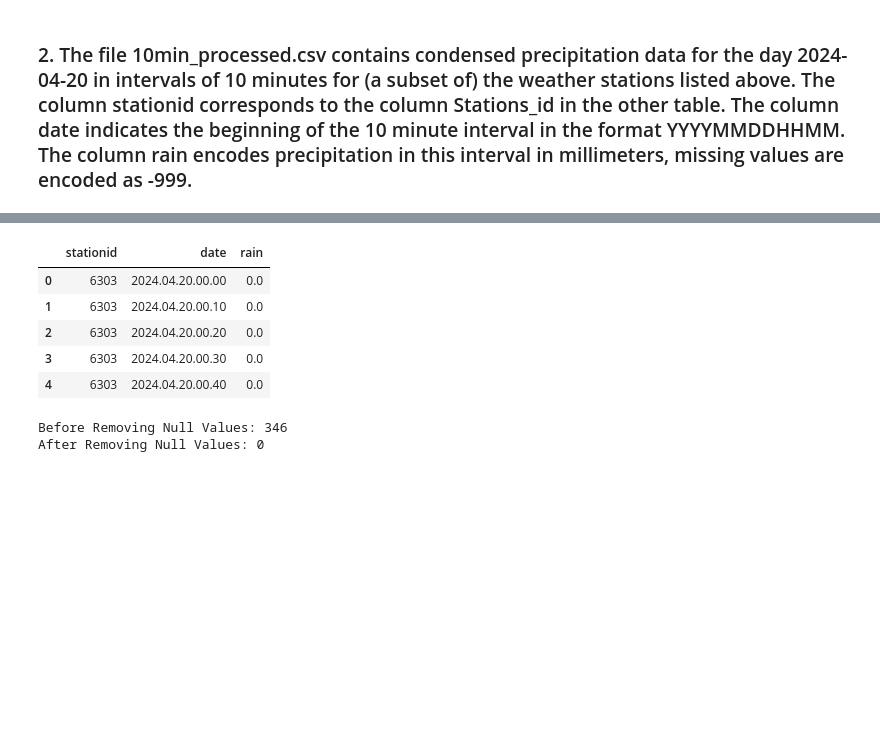
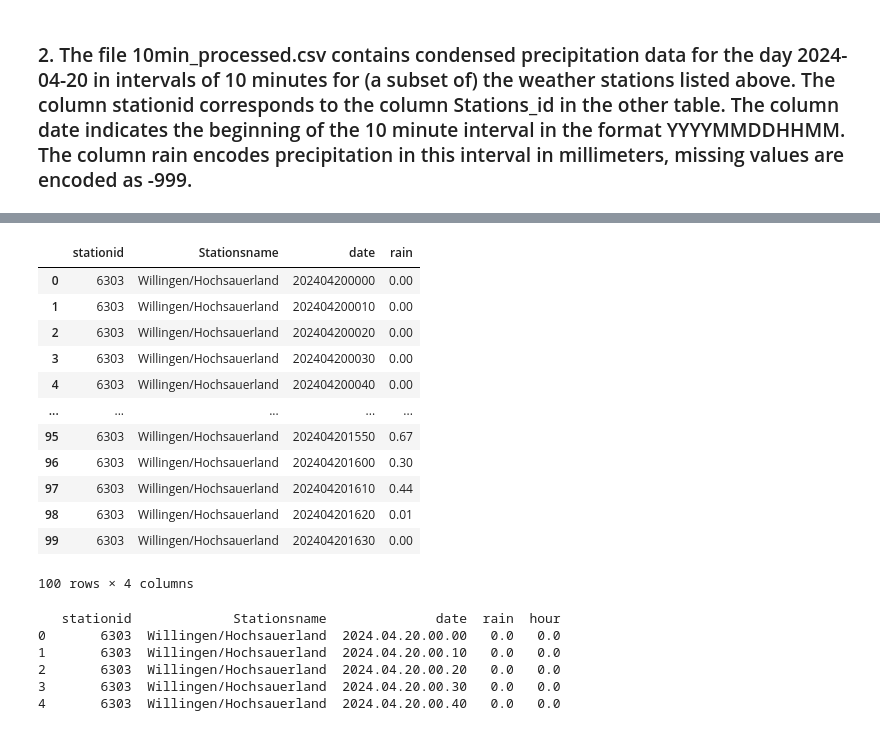
Before and after one commit to Deepak1520/Visualization, a Jupyter notebook: problem-sheet-02/Solution_2.ipynb, the cells around one changed output, grey strips where cells are left out. Saved outputs shown, nothing was run; the diff lists cells and outputs as text; code cells hidden in the pictures; blank space fills up the shorter version.

```diff
--- a/problem-sheet-02/Solution_2.ipynb
+++ b/problem-sheet-02/Solution_2.ipynb
@@ -187,5 +202,5 @@ plt.show()
 # %%
 #loading 10min_processed.csv file
 
-min_Processed_df = pd.read_csv('10min_processed.csv')
+min_Processed = pd.read_csv('10min_processed.csv')
 # %%
@@ -201,0 +230,11 @@ print(min_Processed_df.shape[0])
+# %%
+#since we have encoded missing values as -999, we see how many '999' are there
+def count_missing(df):
+    return (df['rain'] == -999).sum()
+
+print(f'Before Removing Null Values: {count_missing(min_Processed)}')
+
+# we can remove the rows with -999 values in 'rain' column
+min_Processed.drop(min_Processed[min_Processed['rain'] == -999].index, inplace = True)
+
+print(f'After Removing Null Values: {count_missing(min_Processed)}')
@@ -201,0 +244,4 @@ print(min_Processed_df.shape[0])
+# %%
+# Now we can joing min_Processed_df and df based on matching stationid
+
+df_min_Processed = pd.merge(min_Processed, df[['Stations_id', 'Stationsname']], how='left', left_on='stationid', right_on='Stations_id')
@@ -202,26 +273,37 @@ print(min_Processed_df.shape[0])
+# %%
+#rearrage the columns
+desired_columns_order = ['stationid', 'Stationsname', 'date', 'rain']
+
+df_min_Processed = df_min_Processed[desired_columns_order]
+
+df_min_Processed.head(100)
+# %% [output]
+|  | stationid | Stationsname | date | rain |
+| 0 | 6303 | Willingen/Hochsauerland | 202404200000 | 0.00 |
+| 1 | 6303 | Willingen/Hochsauerland | 202404200010 | 0.00 |
+| 2 | 6303 | Willingen/Hochsauerland | 202404200020 | 0.00 |
+| 3 | 6303 | Willingen/Hochsauerland | 202404200030 | 0.00 |
+| 4 | 6303 | Willingen/Hochsauerland | 202404200040 | 0.00 |
+| ... | ... | ... | ... | ... |
+| 95 | 6303 | Willingen/Hochsauerland | 202404201550 | 0.67 |
+| 96 | 6303 | Willingen/Hochsauerland | 202404201600 | 0.30 |
+| 97 | 6303 | Willingen/Hochsauerland | 202404201610 | 0.44 |
+| 98 | 6303 | Willingen/Hochsauerland | 202404201620 | 0.01 |
+| 99 | 6303 | Willingen/Hochsauerland | 202404201630 | 0.00 |
+100 rows × 4 columns
 # %%
-#Convert date to yyyy.mm.dd.hh.mm format
-min_Processed_df['date'] = pd.to_datetime(min_Processed_df['date'], format='%Y%m%d%H%M').dt.strftime('%Y.%m.%d.%H.%M')
+#convert the date column to datetime format
+df_min_Processed['date'] = pd.to_datetime(min_Processed['date'], format='%Y%m%d%H%M').dt.strftime('%Y.%m.%d.%H.%M')
+
+
+# Extract the hour part of the 'date' column
+df_min_Processed['hour'] = pd.to_datetime(df_min_Processed['date'], format='%Y.%m.%d.%H.%M').dt.hour
+
+print(df_min_Processed.head())
+# %% [output]
+   stationid             Stationsname              date  rain  hour
+0       6303  Willingen/Hochsauerland  2024.04.20.00.00   0.0   0.0
+1       6303  Willingen/Hochsauerland  2024.04.20.00.10   0.0   0.0
+2       6303  Willingen/Hochsauerland  2024.04.20.00.20   0.0   0.0
+3       6303  Willingen/Hochsauerland  2024.04.20.00.30   0.0   0.0
+4       6303  Willingen/Hochsauerland  2024.04.20.00.40   0.0   0.0
-# %%
-min_Processed_df.head()
-# %% [output]
-|  | stationid | date | rain |
-| 0 | 6303 | 2024.04.20.00.00 | 0.0 |
-| 1 | 6303 | 2024.04.20.00.10 | 0.0 |
-| 2 | 6303 | 2024.04.20.00.20 | 0.0 |
-| 3 | 6303 | 2024.04.20.00.30 | 0.0 |
-| 4 | 6303 | 2024.04.20.00.40 | 0.0 |
-# %%
-#since we have encoded missing values as -999, we see how many '999' are there
-def count_missing(df):
-    return (df['rain'] == -999).sum()
-
-print(f'Before Removing Null Values: {count_missing(min_Processed_df)}')
-
-# we can remove the rows with -999 values in 'rain' column
-min_Processed_df.drop(min_Processed_df[min_Processed_df['rain'] == -999].index, inplace = True)
-
-print(f'After Removing Null Values: {count_missing(min_Processed_df)}')
-# %% [output]
-Before Removing Null Values: 346
-After Removing Null Values: 0
```
Also changed, not shown: parts of 18 cells of this notebook.
